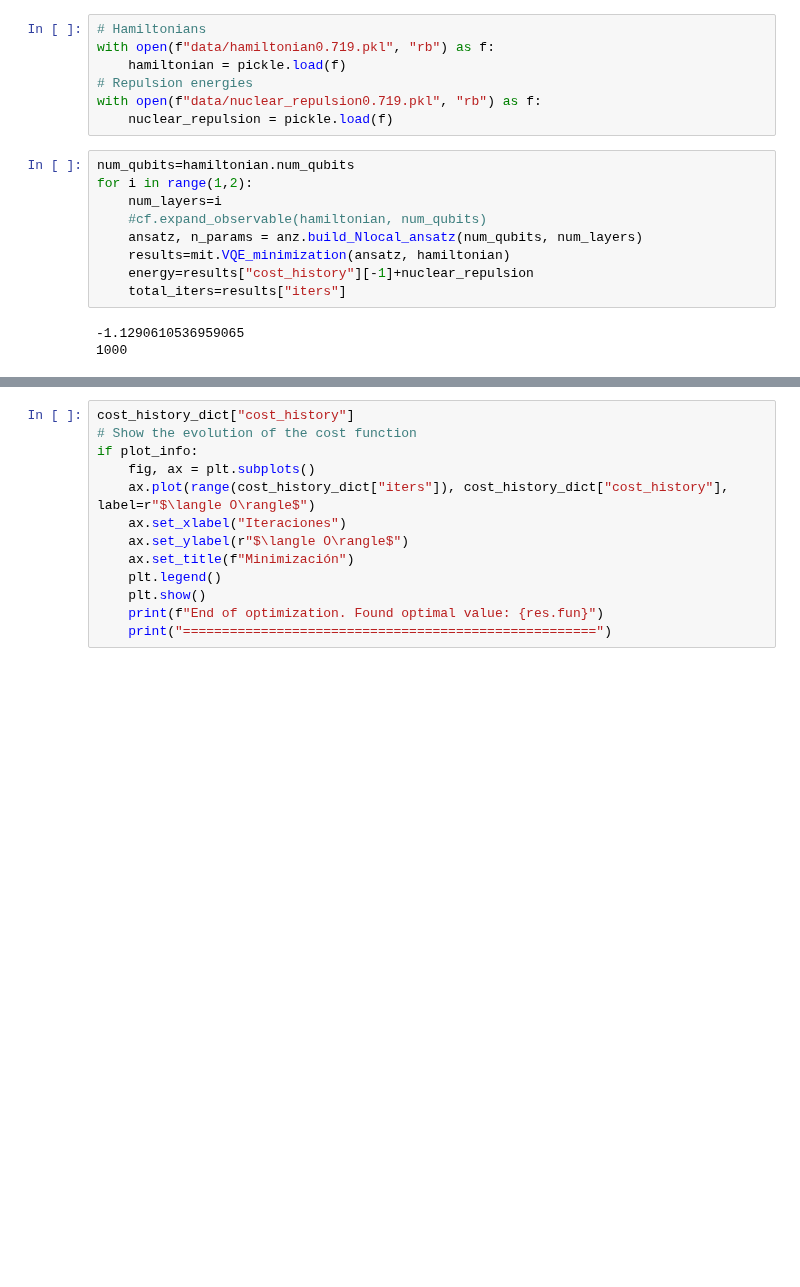
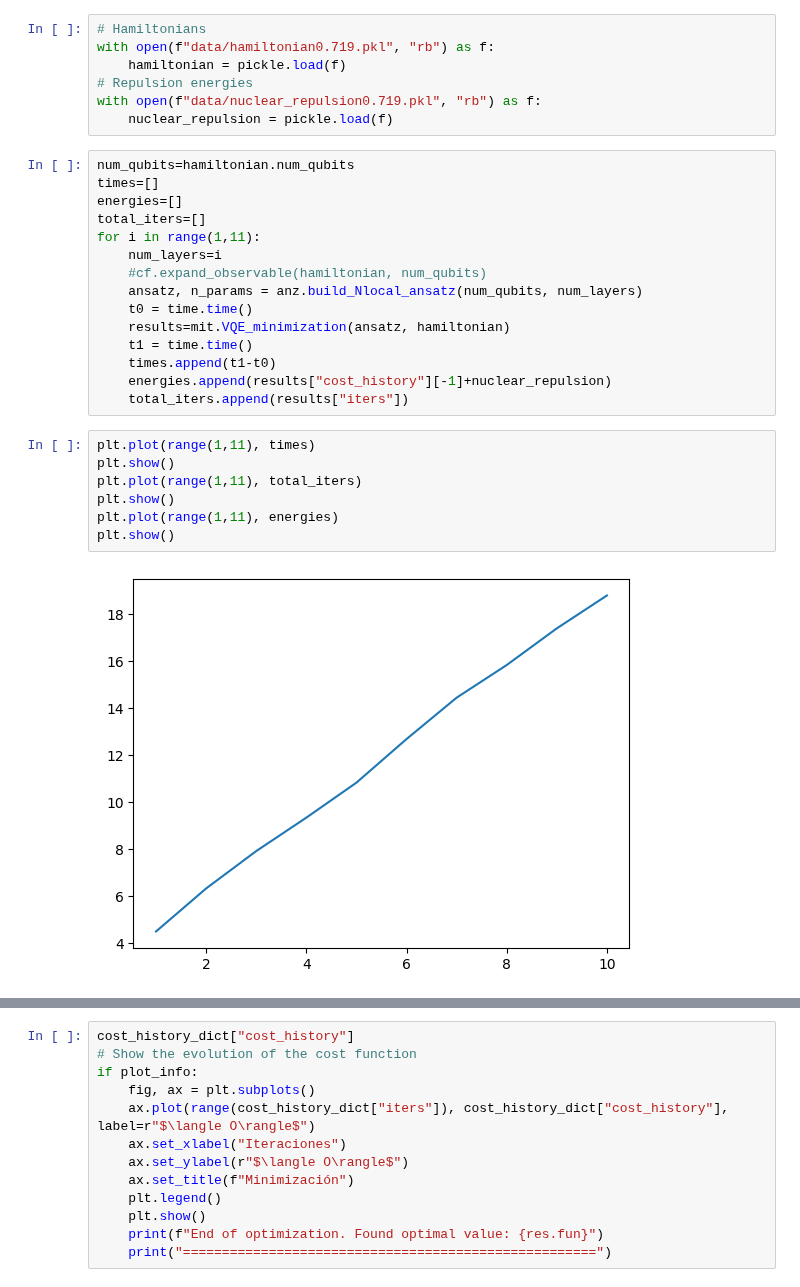
Before and after one commit to JLSM02/QML-Avoiding-BP, a Jupyter notebook: notebooks/VQE/BP_mitigation/layer_training.ipynb, the cells around one changed output, grey strips where cells are left out. Drawn from its saved outputs; the diff is of its cells as text; blank space fills up the shorter version.

```diff
--- a/notebooks/VQE/BP_mitigation/layer_training.ipynb
+++ b/notebooks/VQE/BP_mitigation/layer_training.ipynb
@@ -20,13 +22,25 @@ with open(f"data/nuclear_repulsion0.719.pkl", "rb") as f:
     nuclear_repulsion = pickle.load(f)
 # %%
 num_qubits=hamiltonian.num_qubits
-for i in range(1,2):
+times=[]
+energies=[]
+total_iters=[]
+for i in range(1,11):
     num_layers=i
     #cf.expand_observable(hamiltonian, num_qubits)
     ansatz, n_params = anz.build_Nlocal_ansatz(num_qubits, num_layers)
+    t0 = time.time()
     results=mit.VQE_minimization(ansatz, hamiltonian)
-    energy=results["cost_history"][-1]+nuclear_repulsion
-    total_iters=results["iters"]
+    t1 = time.time()
+    times.append(t1-t0)
+    energies.append(results["cost_history"][-1]+nuclear_repulsion)
+    total_iters.append(results["iters"])
-# %% [output]
--1.1290610536959065
-1000
+# %%
+plt.plot(range(1,11), times)
+plt.show()
+plt.plot(range(1,11), total_iters)
+plt.show()
+plt.plot(range(1,11), energies)
+plt.show()
+# %% [output]
+[figure, added]
```
Also changed, not shown: parts of 3 cells of this notebook.
